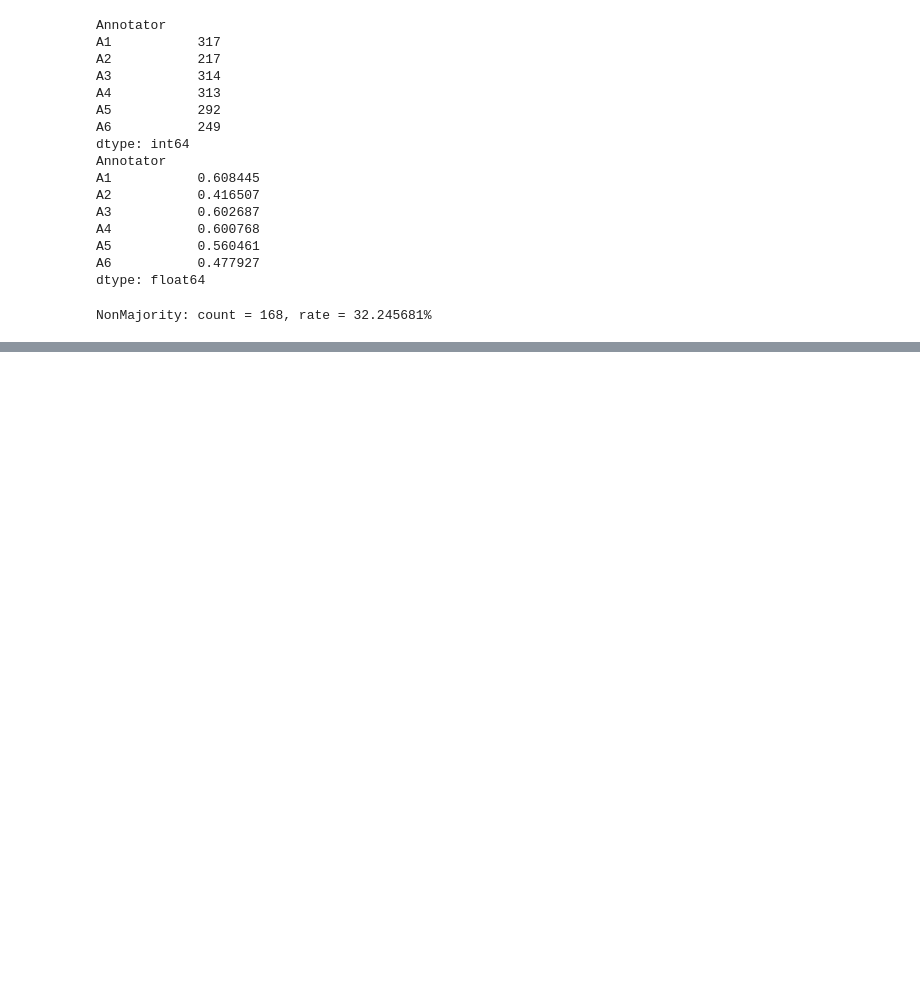
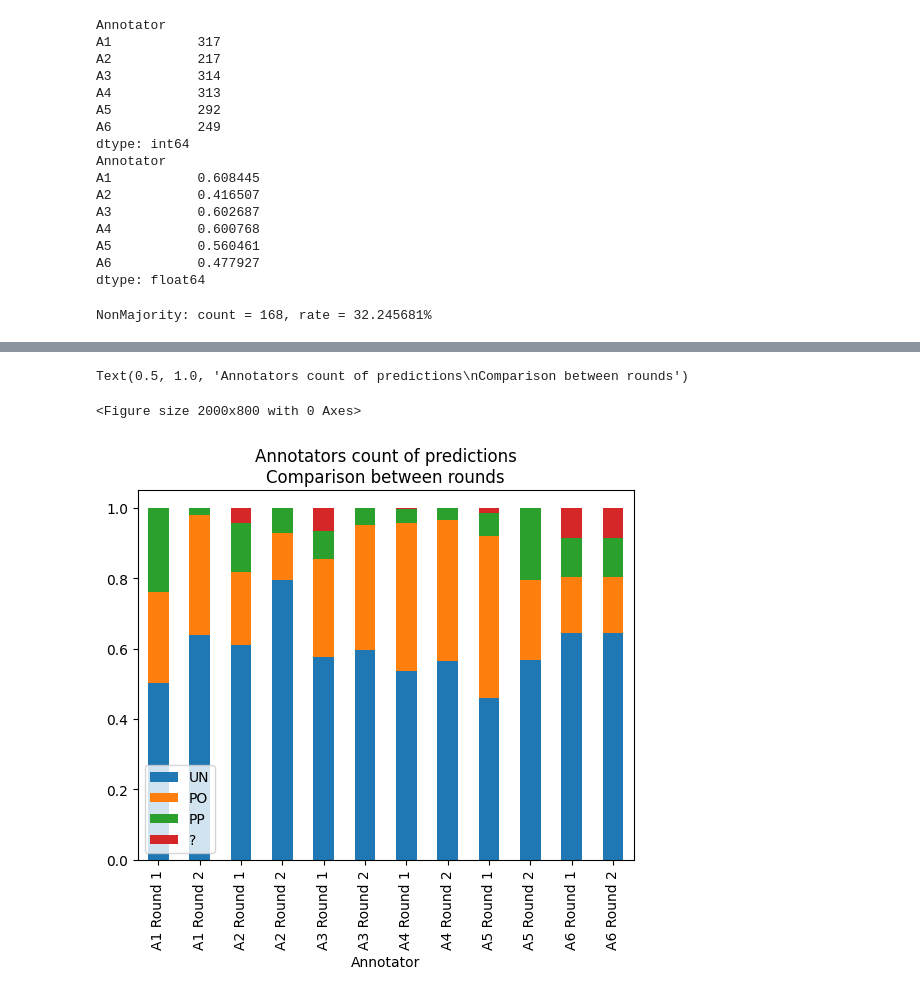
Before and after one commit to zenodarani/hackathon_tweet, a Jupyter notebook: descriptive_analysis/notebooks/descriptive_analysis.ipynb, the cells around one changed output, grey strips where cells are left out. Saved outputs shown, nothing was run; the diff lists cells and outputs as text; code cells hidden in the pictures; blank space fills up the shorter version.

Commit message:
add comparison between rounds

```diff
--- a/descriptive_analysis/notebooks/descriptive_analysis.ipynb
+++ b/descriptive_analysis/notebooks/descriptive_analysis.ipynb
@@ -172,0 +216,9 @@ weighted avg       0.66      0.69      0.62       131
+# %%
+round1[NA] = round1[NA].fillna(0)
+round1.iloc[0,1:] = round1.iloc[0,1:].map(lambda x: x/round1.iloc[0,1:].sum())
+round1.iloc[1,1:] = round1.iloc[1,1:].map(lambda x: x/round1.iloc[1,1:].sum())
+round1.iloc[2,1:] = round1.iloc[2,1:].map(lambda x: x/round1.iloc[2,1:].sum())
+round1.iloc[3,1:] = round1.iloc[3,1:].map(lambda x: x/round1.iloc[3,1:].sum())
+round1.iloc[4,1:] = round1.iloc[4,1:].map(lambda x: x/round1.iloc[4,1:].sum())
+round1.iloc[5,1:] = round1.iloc[5,1:].map(lambda x: x/round1.iloc[5,1:].sum())
+round1
@@ -172,0 +261,9 @@ weighted avg       0.66      0.69      0.62       131
+# %%
+round2[NA] = round2[NA].fillna(0)
+round2.iloc[0,1:] = round2.iloc[0,1:].map(lambda x: x/round2.iloc[0,1:].sum())
+round2.iloc[1,1:] = round2.iloc[1,1:].map(lambda x: x/round2.iloc[1,1:].sum())
+round2.iloc[2,1:] = round2.iloc[2,1:].map(lambda x: x/round2.iloc[2,1:].sum())
+round2.iloc[3,1:] = round2.iloc[3,1:].map(lambda x: x/round2.iloc[3,1:].sum())
+round2.iloc[4,1:] = round2.iloc[4,1:].map(lambda x: x/round2.iloc[4,1:].sum())
+round2.iloc[5,1:] = round2.iloc[5,1:].map(lambda x: x/round2.iloc[5,1:].sum())
+round2
@@ -172,0 +278,17 @@ weighted avg       0.66      0.69      0.62       131
+# %%
+round_comparison = pd.DataFrame([
+    ['A1 Round 1'] + round1.iloc[0,1:].to_list(),
+    ['A1 Round 2'] + round2.iloc[0,1:].to_list(),
+    ['A2 Round 1'] + round1.iloc[1,1:].to_list(),
+    ['A2 Round 2'] + round2.iloc[1,1:].to_list(),
+    ['A3 Round 1'] + round1.iloc[2,1:].to_list(),
+    ['A3 Round 2'] + round2.iloc[2,1:].to_list(),
+    ['A4 Round 1'] + round1.iloc[3,1:].to_list(),
+    ['A4 Round 2'] + round2.iloc[3,1:].to_list(),
+    ['A5 Round 1'] + round1.iloc[4,1:].to_list(),
+    ['A5 Round 2'] + round2.iloc[4,1:].to_list(),
+    ['A6 Round 1'] + round1.iloc[5,1:].to_list(),
+    ['A6 Round 2'] + round2.iloc[5,1:].to_list()
+], columns=['Annotator', UN, PO, PP, NA])
+
+round_comparison
@@ -172,0 +309,8 @@ weighted avg       0.66      0.69      0.62       131
+# %%
+plt.figure(figsize=(20,8))
+round_comparison.plot(kind='bar', stacked=True, x='Annotator')
+plt.title('Annotators count of predictions\nComparison between rounds')
+# %% [output]
+Text(0.5, 1.0, 'Annotators count of predictions\nComparison between rounds')
+<Figure size 2000x800 with 0 Axes>
+[figure, added]
```
Also changed, not shown: parts of 7 cells of this notebook.
